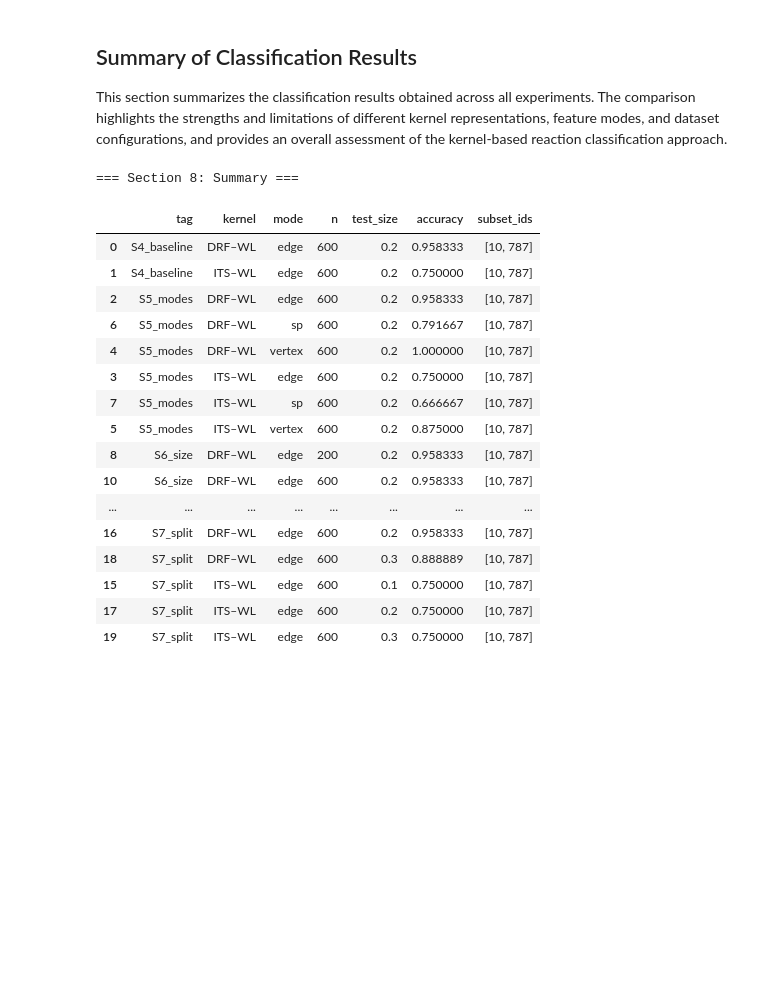
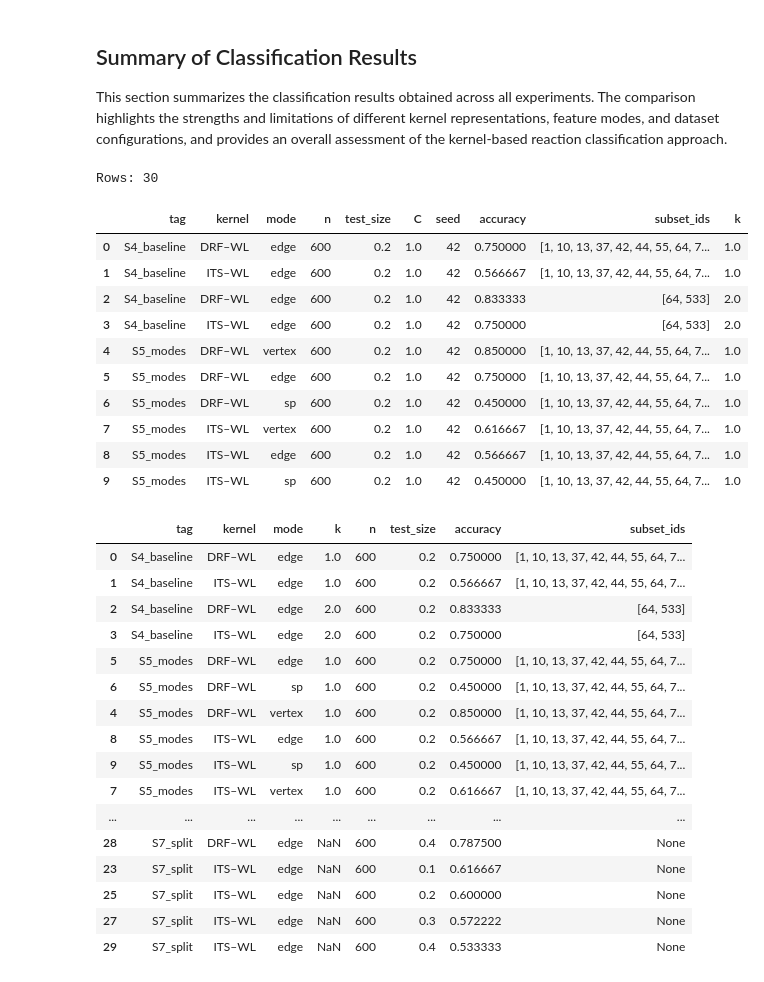
Before and after one commit to PatPatDango/reaction-kernels, a Jupyter notebook: notebooks/wp3.ipynb, the cells around one changed output. Saved outputs shown, nothing was run; the diff lists cells and outputs as text; code cells hidden in the pictures; blank space fills up the shorter version.

Commit message:
unterschuedliche Plots zur Auwertung

```diff
--- a/notebooks/wp3.ipynb
+++ b/notebooks/wp3.ipynb
@@ -826,30 +894,55 @@ This section summarizes the classification results obtained across all experimen
 The comparison highlights the strengths and limitations of different kernel representations, feature modes,
 and dataset configurations, and provides an overall assessment of the kernel-based reaction classification approach.
 # %%
-print("\n=== Section 8: Summary ===")
+# =========================
+# Section 8: Summary + Plots
+# =========================
 
 df_results = pd.DataFrame(results)
 
+print("Rows:", len(df_results))
+display(df_results.head(10))
+
+# Quick summary tables:
 display(
-    df_results[["tag","kernel","mode","n","test_size","accuracy","subset_ids"]]
-    .sort_values(["tag","kernel","mode","n","test_size"])
+    df_results[df_results["tag"].isin(["S4_baseline","S5_modes","S6_size","S7_split"])]
+    [["tag","kernel","mode","k","n","test_size","accuracy","subset_ids"]]
+    .sort_values(["tag","k","kernel","mode","n","test_size"])
 )
+
+# Dashboard plots:
+figs = plot_experiment_dashboard(df_results, title_prefix="WP3 (k=1 vs k=2)")
+
+figs["heatmap_kernel_mode"].show()
+figs["acc_vs_n_with_bands"].show()
+figs["diff_heatmap_drf_minus_its"].show()
 # %% [output]
-=== Section 8: Summary ===
+Rows: 30
-|  | tag | kernel | mode | n | test_size | accuracy | subset_ids |
-| 0 | S4_baseline | DRF–WL | edge | 600 | 0.2 | 0.958333 | [10, 787] |
-| 1 | S4_baseline | ITS–WL | edge | 600 | 0.2 | 0.750000 | [10, 787] |
-| 2 | S5_modes | DRF–WL | edge | 600 | 0.2 | 0.958333 | [10, 787] |
-| 6 | S5_modes | DRF–WL | sp | 600 | 0.2 | 0.791667 | [10, 787] |
-| 4 | S5_modes | DRF–WL | vertex | 600 | 0.2 | 1.000000 | [10, 787] |
-| 3 | S5_modes | ITS–WL | edge | 600 | 0.2 | 0.750000 | [10, 787] |
-| 7 | S5_modes | ITS–WL | sp | 600 | 0.2 | 0.666667 | [10, 787] |
-| 5 | S5_modes | ITS–WL | vertex | 600 | 0.2 | 0.875000 | [10, 787] |
-| 8 | S6_size | DRF–WL | edge | 200 | 0.2 | 0.958333 | [10, 787] |
-| 10 | S6_size | DRF–WL | edge | 600 | 0.2 | 0.958333 | [10, 787] |
-| ... | ... | ... | ... | ... | ... | ... | ... |
-| 16 | S7_split | DRF–WL | edge | 600 | 0.2 | 0.958333 | [10, 787] |
-| 18 | S7_split | DRF–WL | edge | 600 | 0.3 | 0.888889 | [10, 787] |
-| 15 | S7_split | ITS–WL | edge | 600 | 0.1 | 0.750000 | [10, 787] |
-| 17 | S7_split | ITS–WL | edge | 600 | 0.2 | 0.750000 | [10, 787] |
-| 19 | S7_split | ITS–WL | edge | 600 | 0.3 | 0.750000 | [10, 787] |
+|  | tag | kernel | mode | n | test_size | C | seed | accuracy | subset_ids | k |
+| 0 | S4_baseline | DRF–WL | edge | 600 | 0.2 | 1.0 | 42 | 0.750000 | [1, 10, 13, 37, 42, 44, 55, 64, 7... | 1.0 |
+| 1 | S4_baseline | ITS–WL | edge | 600 | 0.2 | 1.0 | 42 | 0.566667 | [1, 10, 13, 37, 42, 44, 55, 64, 7... | 1.0 |
+| 2 | S4_baseline | DRF–WL | edge | 600 | 0.2 | 1.0 | 42 | 0.833333 | [64, 533] | 2.0 |
+| 3 | S4_baseline | ITS–WL | edge | 600 | 0.2 | 1.0 | 42 | 0.750000 | [64, 533] | 2.0 |
+| 4 | S5_modes | DRF–WL | vertex | 600 | 0.2 | 1.0 | 42 | 0.850000 | [1, 10, 13, 37, 42, 44, 55, 64, 7... | 1.0 |
+| 5 | S5_modes | DRF–WL | edge | 600 | 0.2 | 1.0 | 42 | 0.750000 | [1, 10, 13, 37, 42, 44, 55, 64, 7... | 1.0 |
+| 6 | S5_modes | DRF–WL | sp | 600 | 0.2 | 1.0 | 42 | 0.450000 | [1, 10, 13, 37, 42, 44, 55, 64, 7... | 1.0 |
+| 7 | S5_modes | ITS–WL | vertex | 600 | 0.2 | 1.0 | 42 | 0.616667 | [1, 10, 13, 37, 42, 44, 55, 64, 7... | 1.0 |
+| 8 | S5_modes | ITS–WL | edge | 600 | 0.2 | 1.0 | 42 | 0.566667 | [1, 10, 13, 37, 42, 44, 55, 64, 7... | 1.0 |
+| 9 | S5_modes | ITS–WL | sp | 600 | 0.2 | 1.0 | 42 | 0.450000 | [1, 10, 13, 37, 42, 44, 55, 64, 7... | 1.0 |
+|  | tag | kernel | mode | k | n | test_size | accuracy | subset_ids |
+| 0 | S4_baseline | DRF–WL | edge | 1.0 | 600 | 0.2 | 0.750000 | [1, 10, 13, 37, 42, 44, 55, 64, 7... |
+| 1 | S4_baseline | ITS–WL | edge | 1.0 | 600 | 0.2 | 0.566667 | [1, 10, 13, 37, 42, 44, 55, 64, 7... |
+| 2 | S4_baseline | DRF–WL | edge | 2.0 | 600 | 0.2 | 0.833333 | [64, 533] |
+| 3 | S4_baseline | ITS–WL | edge | 2.0 | 600 | 0.2 | 0.750000 | [64, 533] |
+| 5 | S5_modes | DRF–WL | edge | 1.0 | 600 | 0.2 | 0.750000 | [1, 10, 13, 37, 42, 44, 55, 64, 7... |
+| 6 | S5_modes | DRF–WL | sp | 1.0 | 600 | 0.2 | 0.450000 | [1, 10, 13, 37, 42, 44, 55, 64, 7... |
+| 4 | S5_modes | DRF–WL | vertex | 1.0 | 600 | 0.2 | 0.850000 | [1, 10, 13, 37, 42, 44, 55, 64, 7... |
+| 8 | S5_modes | ITS–WL | edge | 1.0 | 600 | 0.2 | 0.566667 | [1, 10, 13, 37, 42, 44, 55, 64, 7... |
+| 9 | S5_modes | ITS–WL | sp | 1.0 | 600 | 0.2 | 0.450000 | [1, 10, 13, 37, 42, 44, 55, 64, 7... |
+| 7 | S5_modes | ITS–WL | vertex | 1.0 | 600 | 0.2 | 0.616667 | [1, 10, 13, 37, 42, 44, 55, 64, 7... |
+| ... | ... | ... | ... | ... | ... | ... | ... | ... |
+| 28 | S7_split | DRF–WL | edge | NaN | 600 | 0.4 | 0.787500 | None |
+| 23 | S7_split | ITS–WL | edge | NaN | 600 | 0.1 | 0.616667 | None |
+| 25 | S7_split | ITS–WL | edge | NaN | 600 | 0.2 | 0.600000 | None |
+| 27 | S7_split | ITS–WL | edge | NaN | 600 | 0.3 | 0.572222 | None |
+| 29 | S7_split | ITS–WL | edge | NaN | 600 | 0.4 | 0.533333 | None |
```
Also changed, not shown: parts of 15 cells of this notebook, 4 other files.
